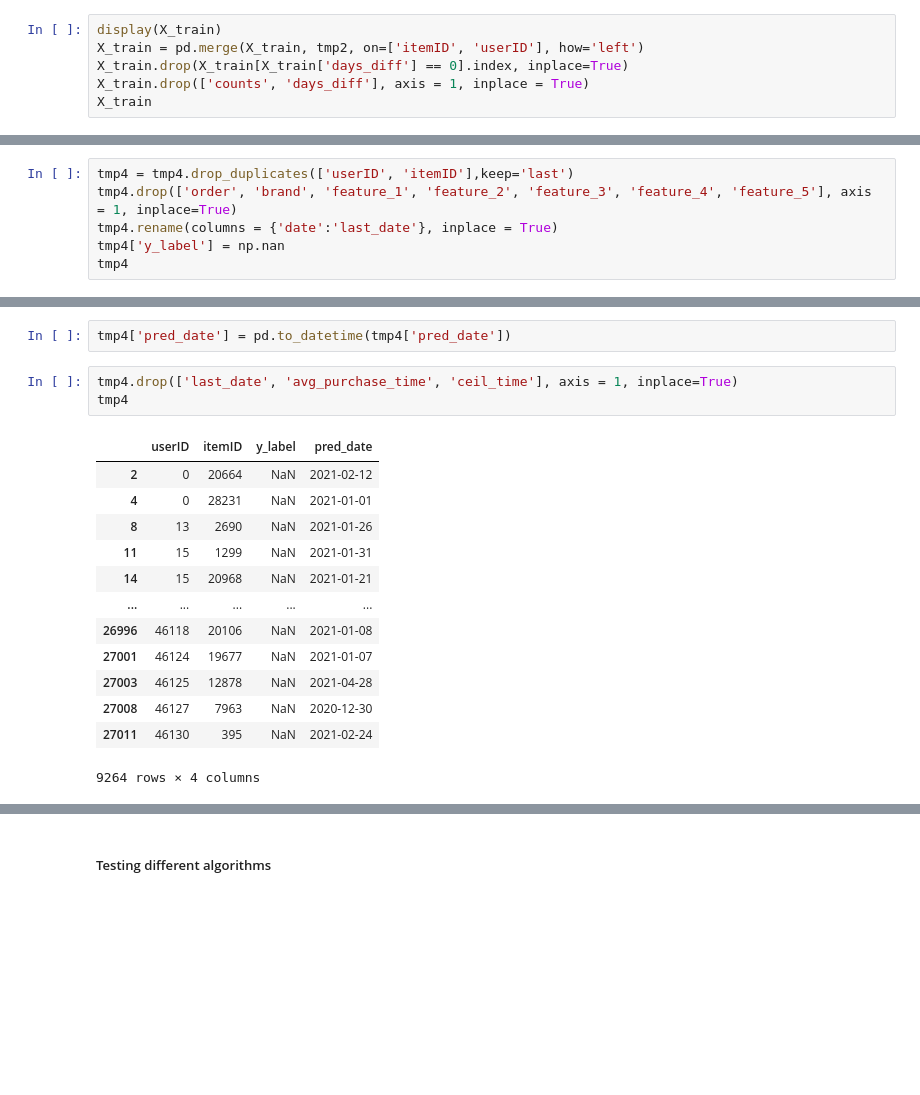
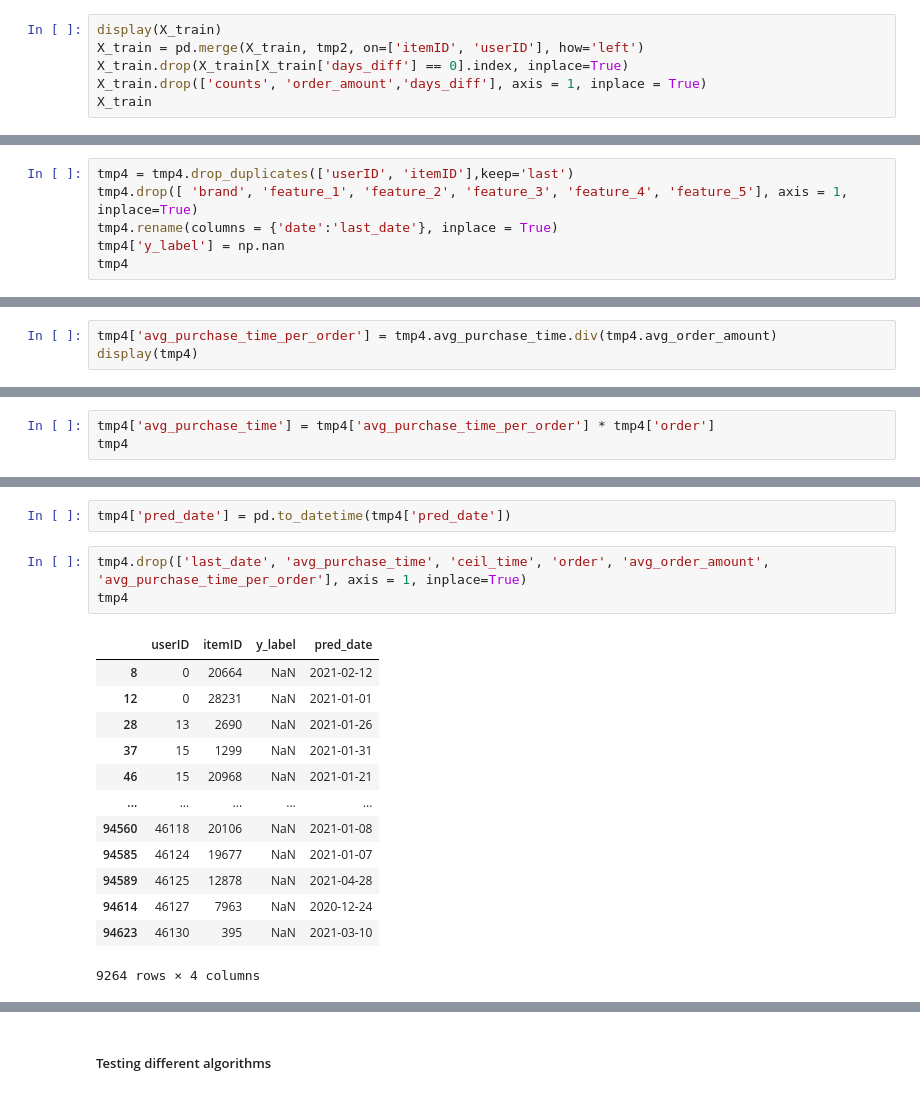
Before and after one commit to PetSchwind/DMC2022, a Jupyter notebook: notebooks/Train test splitt and label data.ipynb, the cells around one changed output, grey strips where cells are left out. Saved outputs shown, nothing was run; the diff lists cells and outputs as text; blank space fills up the shorter version.

```diff
--- a/notebooks/Train test splitt and label data.ipynb
+++ b/notebooks/Train test splitt and label data.ipynb
@@ -257,7 +278,7 @@ tmp2
 display(X_train)
 X_train = pd.merge(X_train, tmp2, on=['itemID', 'userID'], how='left')
 X_train.drop(X_train[X_train['days_diff'] == 0].index, inplace=True)
-X_train.drop(['counts', 'days_diff'], axis = 1, inplace = True)
+X_train.drop(['counts', 'order_amount','days_diff'], axis = 1, inplace = True)
 X_train
 # %% [output]
 |  | date | userID | itemID | order | brand | feature_1 | feature_2 | feature_3 | feature_4 | feature_5 |
@@ -292,7 +313,7 @@ X_train
 tmp4 = X_train.copy(deep=True)
 # %%
 tmp4 = tmp4.drop_duplicates(['userID', 'itemID'],keep='last')
-tmp4.drop(['order', 'brand', 'feature_1', 'feature_2', 'feature_3', 'feature_4', 'feature_5'], axis = 1, inplace=True)
+tmp4.drop([ 'brand', 'feature_1', 'feature_2', 'feature_3', 'feature_4', 'feature_5'], axis = 1, inplace=True)
 tmp4.rename(columns = {'date':'last_date'}, inplace = True)
 tmp4['y_label'] = np.nan
 tmp4
@@ -312,0 +334,3 @@ tmp4
+# %%
+tmp4['avg_purchase_time_per_order'] = tmp4.avg_purchase_time.div(tmp4.avg_order_amount)
+display(tmp4)
@@ -312,0 +351,3 @@ tmp4
+# %%
+tmp4['avg_purchase_time'] = tmp4['avg_purchase_time_per_order'] * tmp4['order']
+tmp4
@@ -356,21 +411,21 @@ tmp4
 # %%
 tmp4['pred_date'] = pd.to_datetime(tmp4['pred_date'])
 # %%
-tmp4.drop(['last_date', 'avg_purchase_time', 'ceil_time'], axis = 1, inplace=True)
+tmp4.drop(['last_date', 'avg_purchase_time', 'ceil_time', 'order', 'avg_order_amount', 'avg_purchase_time_per_order'], axis = 1, inplace=True)
 tmp4
 # %% [output]
 |  | userID | itemID | y_label | pred_date |
-| 2 | 0 | 20664 | NaN | 2021-02-12 |
-| 4 | 0 | 28231 | NaN | 2021-01-01 |
-| 8 | 13 | 2690 | NaN | 2021-01-26 |
-| 11 | 15 | 1299 | NaN | 2021-01-31 |
-| 14 | 15 | 20968 | NaN | 2021-01-21 |
+| 8 | 0 | 20664 | NaN | 2021-02-12 |
+| 12 | 0 | 28231 | NaN | 2021-01-01 |
+| 28 | 13 | 2690 | NaN | 2021-01-26 |
+| 37 | 15 | 1299 | NaN | 2021-01-31 |
+| 46 | 15 | 20968 | NaN | 2021-01-21 |
 | ... | ... | ... | ... | ... |
-| 26996 | 46118 | 20106 | NaN | 2021-01-08 |
-| 27001 | 46124 | 19677 | NaN | 2021-01-07 |
-| 27003 | 46125 | 12878 | NaN | 2021-04-28 |
-| 27008 | 46127 | 7963 | NaN | 2020-12-30 |
-| 27011 | 46130 | 395 | NaN | 2021-02-24 |
+| 94560 | 46118 | 20106 | NaN | 2021-01-08 |
+| 94585 | 46124 | 19677 | NaN | 2021-01-07 |
+| 94589 | 46125 | 12878 | NaN | 2021-04-28 |
+| 94614 | 46127 | 7963 | NaN | 2020-12-24 |
+| 94623 | 46130 | 395 | NaN | 2021-03-10 |
 9264 rows × 4 columns
 # %%
 
```
Also changed, not shown: parts of 24 cells of this notebook.
